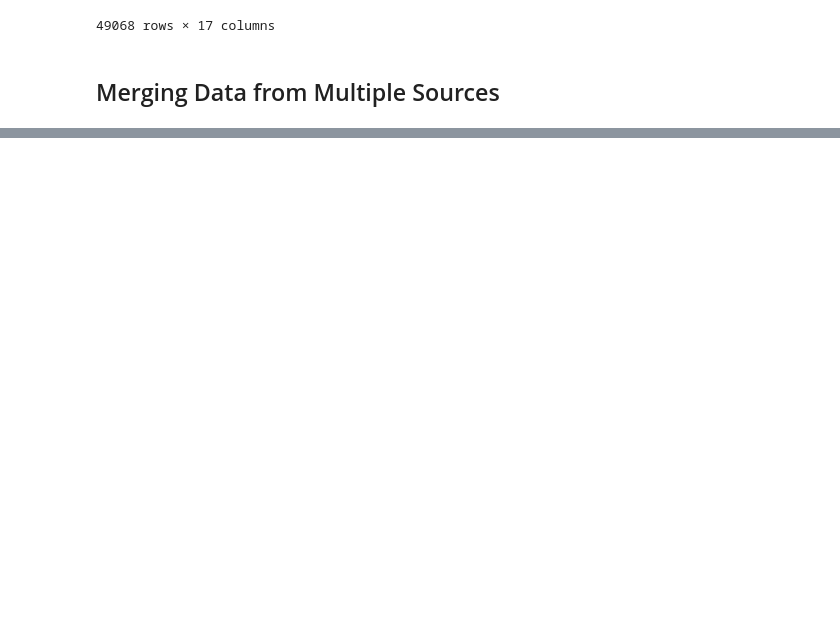
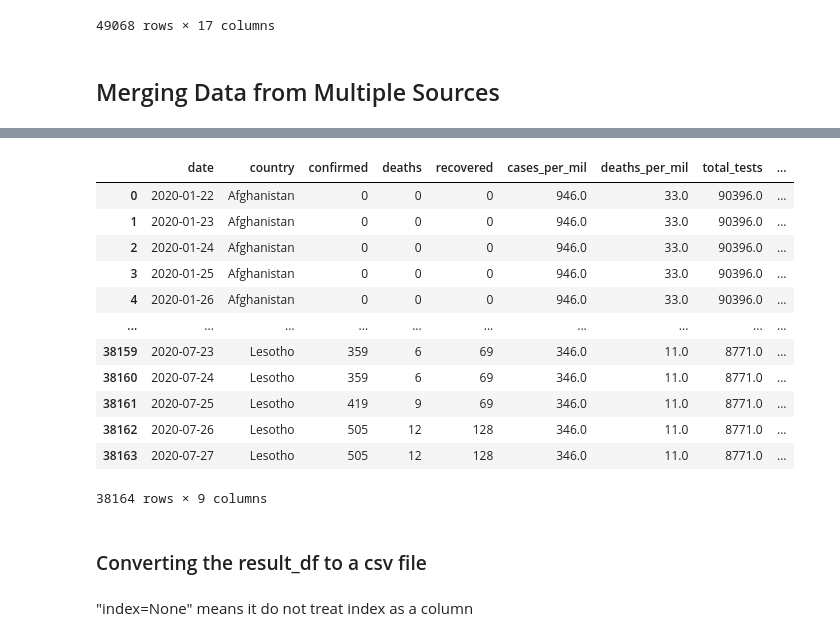
Before and after one commit to Swaraz08/Jupyter, a Jupyter notebook: pandas.ipynb, the cells around one changed output, grey strips where cells are left out. Cells and saved outputs as stored; diff of their text form; code cells hidden in the pictures; blank space fills up the shorter version.

```diff
--- a/pandas.ipynb
+++ b/pandas.ipynb
@@ -506,0 +568,22 @@ covid_df
+# %%
+result_df=merged_df[['date','country','confirmed','deaths','recovered','cases_per_mil','deaths_per_mil','total_tests','tests_per_mil']]
+# %%
+result_df
+# %% [output]
+|  | date | country | confirmed | deaths | recovered | cases_per_mil | deaths_per_mil | total_tests | ... |
+| 0 | 2020-01-22 | Afghanistan | 0 | 0 | 0 | 946.0 | 33.0 | 90396.0 | ... |
+| 1 | 2020-01-23 | Afghanistan | 0 | 0 | 0 | 946.0 | 33.0 | 90396.0 | ... |
+| 2 | 2020-01-24 | Afghanistan | 0 | 0 | 0 | 946.0 | 33.0 | 90396.0 | ... |
+| 3 | 2020-01-25 | Afghanistan | 0 | 0 | 0 | 946.0 | 33.0 | 90396.0 | ... |
+| 4 | 2020-01-26 | Afghanistan | 0 | 0 | 0 | 946.0 | 33.0 | 90396.0 | ... |
+| ... | ... | ... | ... | ... | ... | ... | ... | ... | ... |
+| 38159 | 2020-07-23 | Lesotho | 359 | 6 | 69 | 346.0 | 11.0 | 8771.0 | ... |
+| 38160 | 2020-07-24 | Lesotho | 359 | 6 | 69 | 346.0 | 11.0 | 8771.0 | ... |
+| 38161 | 2020-07-25 | Lesotho | 419 | 9 | 69 | 346.0 | 11.0 | 8771.0 | ... |
+| 38162 | 2020-07-26 | Lesotho | 505 | 12 | 128 | 346.0 | 11.0 | 8771.0 | ... |
+| 38163 | 2020-07-27 | Lesotho | 505 | 12 | 128 | 346.0 | 11.0 | 8771.0 | ... |
+38164 rows × 9 columns
+# %% [markdown]
+### Converting the result_df to a csv file
+# %% [markdown]
+"index=None" means it do not treat index as a column
```
Also changed, not shown: parts of 9 cells of this notebook, 3 other files.
